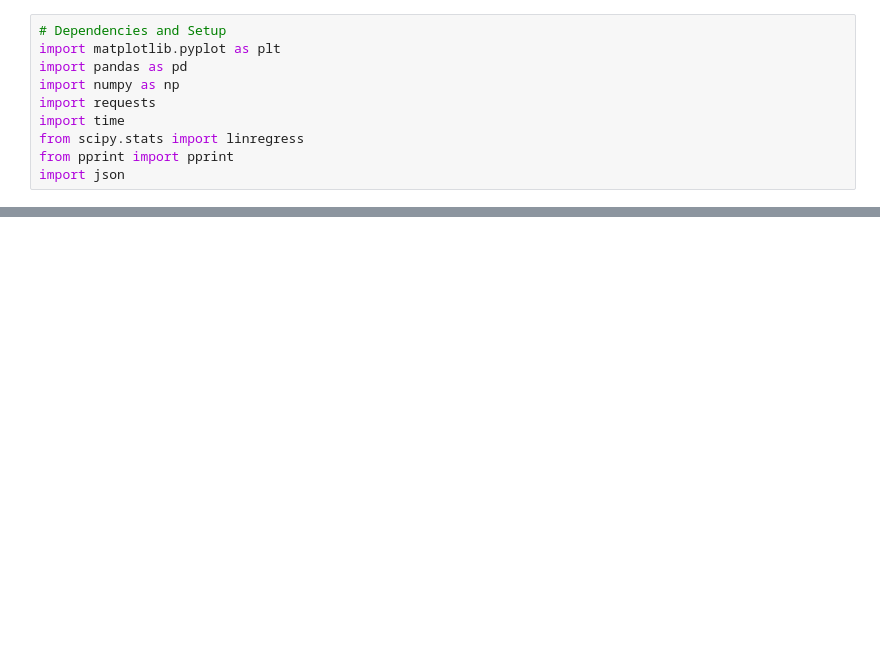
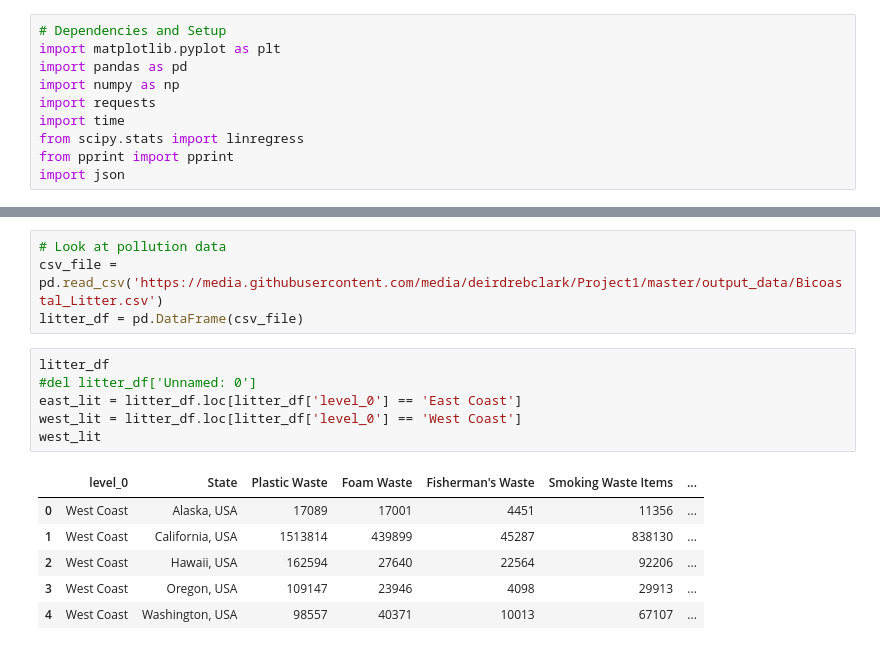
Before and after one commit to deirdrebclark/Project1, a Jupyter notebook: GDPAnaly_working.ipynb, the cells around one changed output, grey strips where cells are left out. Cells and saved outputs as stored; diff of their text form; blank space fills up the shorter version.

```diff
--- a/GDPAnaly_working.ipynb
+++ b/GDPAnaly_working.ipynb
@@ -53,0 +70,17 @@ plt.show()
+# %%
+# Look at pollution data
+csv_file = pd.read_csv('https://media.githubusercontent.com/media/deirdrebclark/Project1/master/output_data/Bicoastal_Litter.csv')
+litter_df = pd.DataFrame(csv_file)
+# %%
+litter_df
+#del litter_df['Unnamed: 0']
+east_lit = litter_df.loc[litter_df['level_0'] == 'East Coast']
+west_lit = litter_df.loc[litter_df['level_0'] == 'West Coast']
+west_lit
+# %% [output]
+|  | level_0 | State | Plastic Waste | Foam Waste | Fisherman's Waste | Smoking Waste Items | ... |
+| 0 | West Coast | Alaska, USA | 17089 | 17001 | 4451 | 11356 | ... |
+| 1 | West Coast | California, USA | 1513814 | 439899 | 45287 | 838130 | ... |
+| 2 | West Coast | Hawaii, USA | 162594 | 27640 | 22564 | 92206 | ... |
+| 3 | West Coast | Oregon, USA | 109147 | 23946 | 4098 | 29913 | ... |
+| 4 | West Coast | Washington, USA | 98557 | 40371 | 10013 | 67107 | ... |
```
Also changed, not shown: parts of 8 cells of this notebook.
